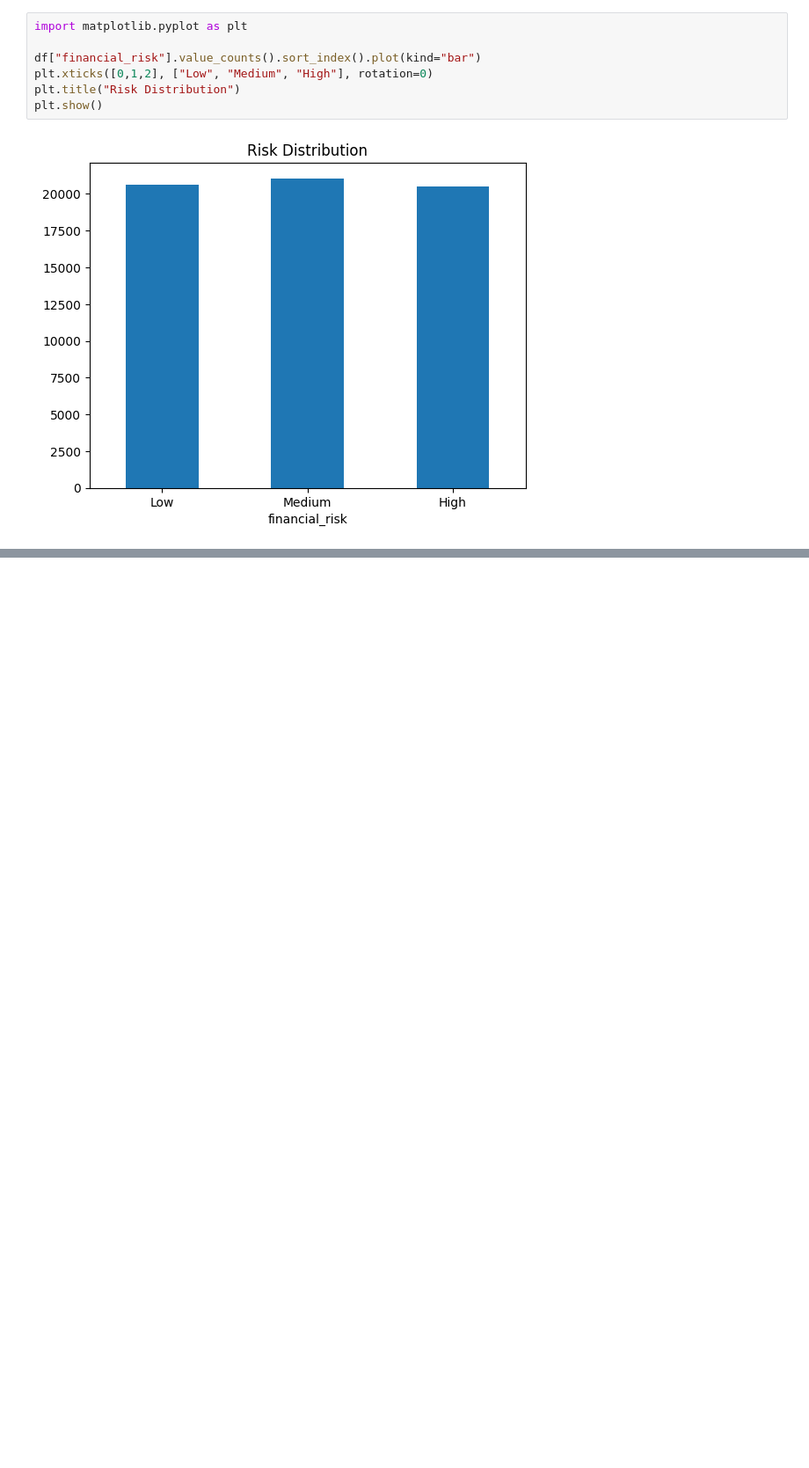
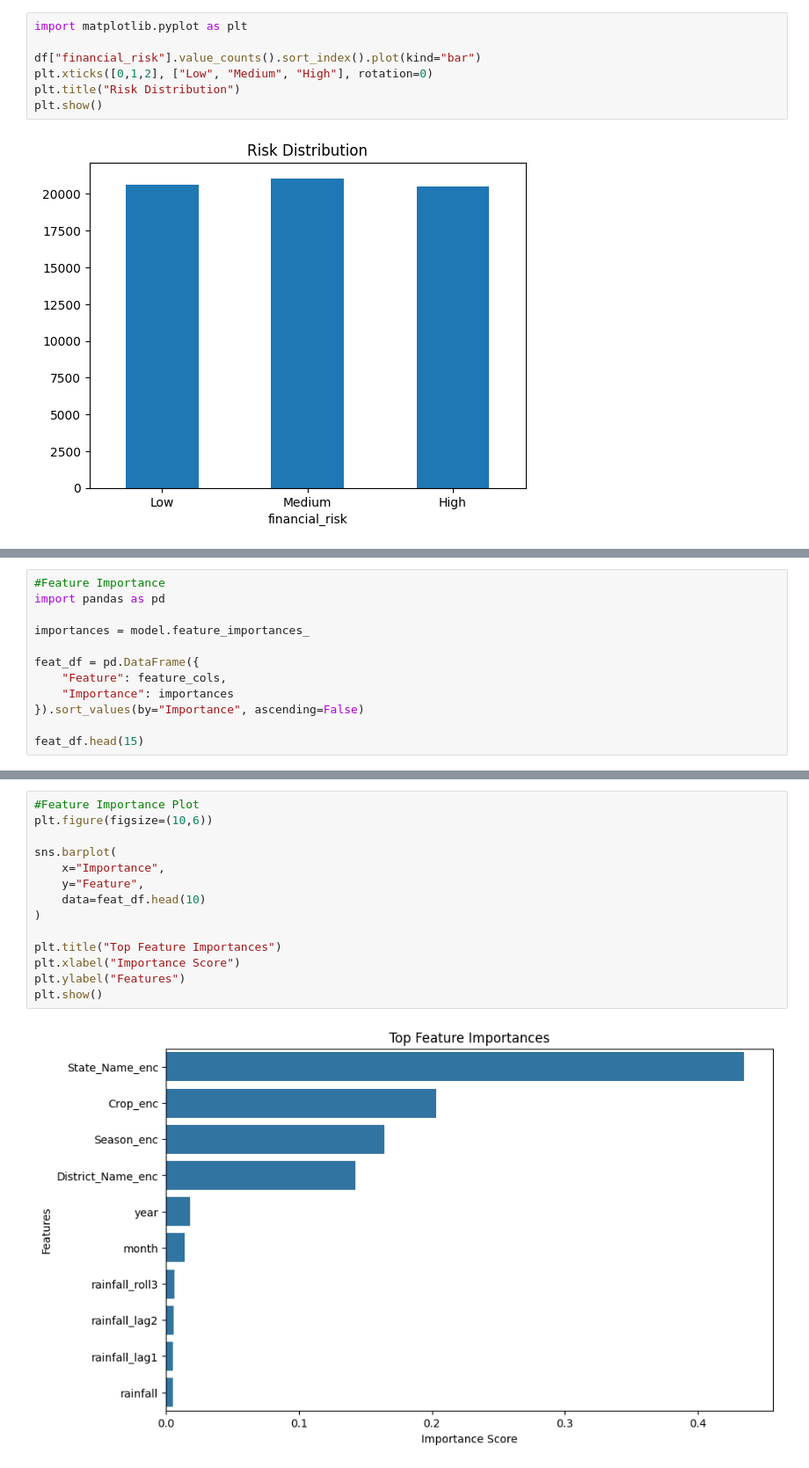
Before and after one commit to ayyyushiii/farmer-financial-risk-predictor, a Jupyter notebook: final.ipynb, the cells around one changed output, grey strips where cells are left out. Shown at 88% size. Saved outputs shown, nothing was run; the diff lists cells and outputs as text; blank space fills up the shorter version.

```diff
--- a/final.ipynb
+++ b/final.ipynb
@@ -235,0 +274,12 @@ plt.show()
+# %%
+#Feature Importance
+import pandas as pd
+
+importances = model.feature_importances_
+
+feat_df = pd.DataFrame({
+    "Feature": feature_cols,
+    "Importance": importances
+}).sort_values(by="Importance", ascending=False)
+
+feat_df.head(15)
@@ -235,0 +298,16 @@ plt.show()
+# %%
+#Feature Importance Plot
+plt.figure(figsize=(10,6))
+
+sns.barplot(
+    x="Importance",
+    y="Feature",
+    data=feat_df.head(10)
+)
+
+plt.title("Top Feature Importances")
+plt.xlabel("Importance Score")
+plt.ylabel("Features")
+plt.show()
+# %% [output]
+[figure, added]
```
Also changed, not shown: parts of 11 cells of this notebook, 1 other file.
